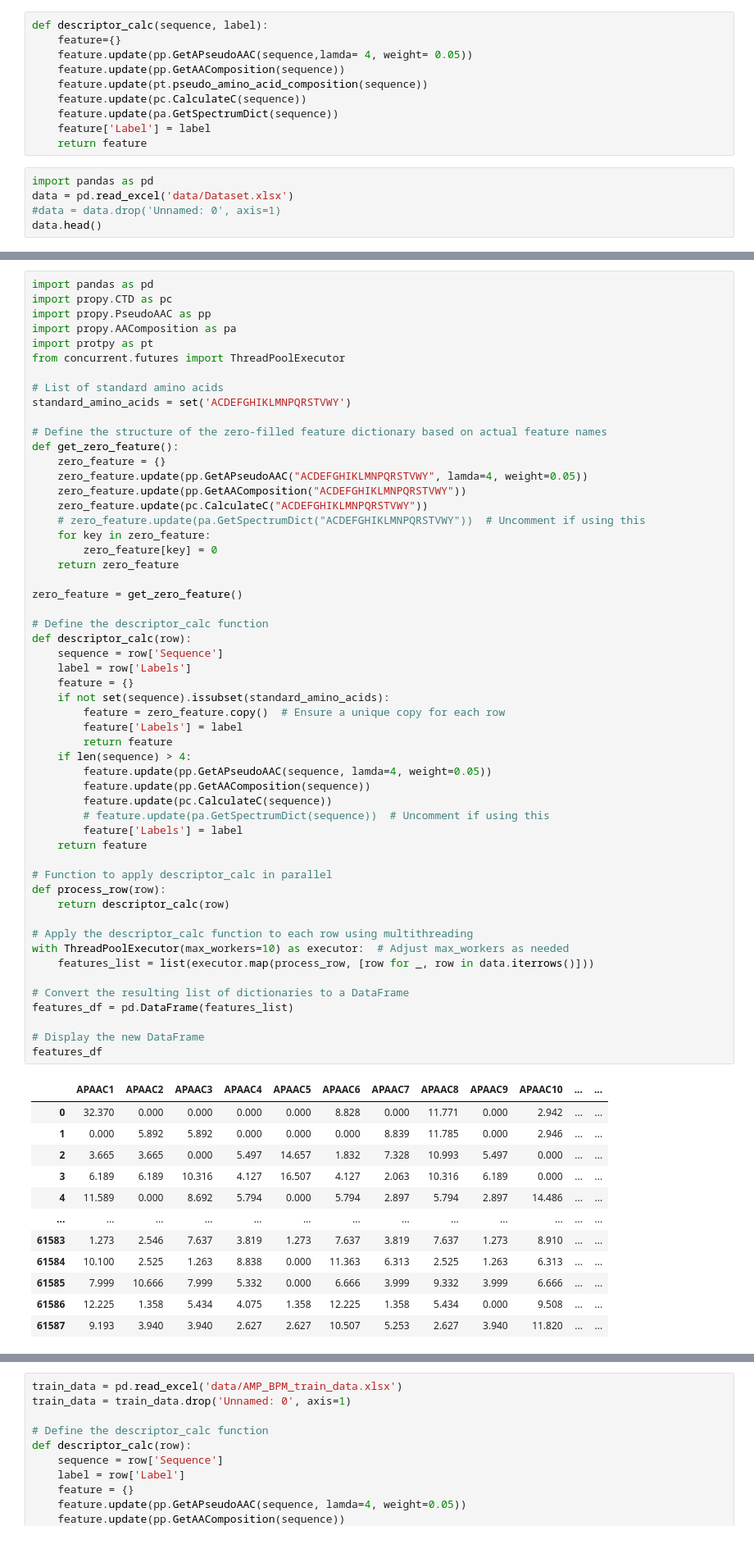
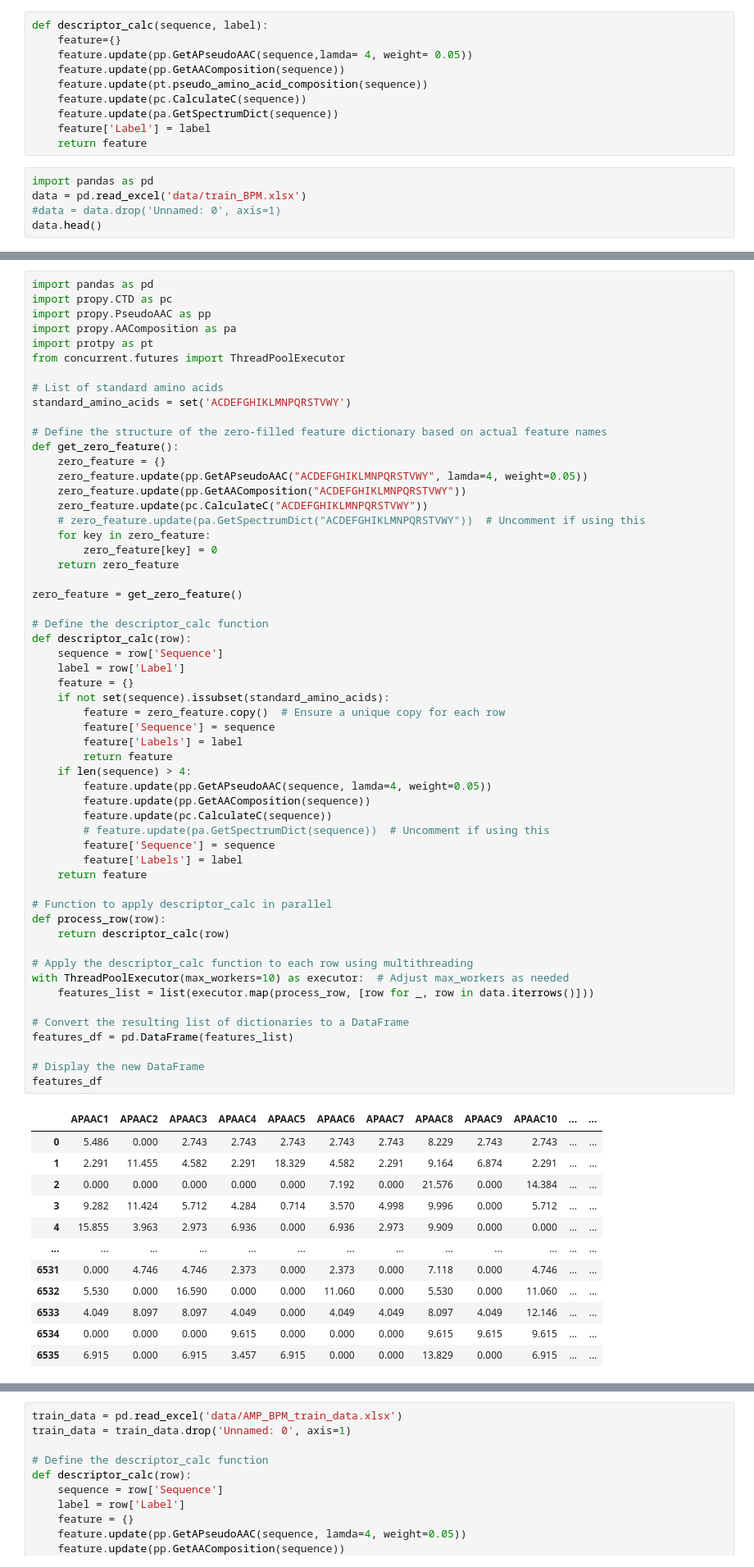
Before and after one commit to SanjeevM2004/BT3040-TPA, a Jupyter notebook: AIBD_Project_Features_V1.ipynb, the cells around one changed output, grey strips where cells are left out. Shown at 82% size. Saved outputs shown, nothing was run; the diff lists cells and outputs as text.

```diff
--- a/AIBD_Project_Features_V1.ipynb
+++ b/AIBD_Project_Features_V1.ipynb
@@ -145,7 +145,7 @@ def descriptor_calc(sequence, label):
     return feature
 # %%
 import pandas as pd
-data = pd.read_excel('data/Dataset.xlsx')
+data = pd.read_excel('data/train_BPM.xlsx')
 #data = data.drop('Unnamed: 0', axis=1)
 data.head()
 # %% [output]
@@ -182,43 +182,45 @@ zero_feature = get_zero_feature()
 # Define the descriptor_calc function
 def descriptor_calc(row):
     sequence = row['Sequence']
-    label = row['Labels']
+    label = row['Label']
     feature = {}
     if not set(sequence).issubset(standard_amino_acids):
         feature = zero_feature.copy()  # Ensure a unique copy for each row
+        feature['Sequence'] = sequence
         feature['Labels'] = label
         return feature
     if len(sequence) > 4:
         feature.update(pp.GetAPseudoAAC(sequence, lamda=4, weight=0.05))
         feature.update(pp.GetAAComposition(sequence))
         feature.update(pc.CalculateC(sequence))
         # feature.update(pa.GetSpectrumDict(sequence))  # Uncomment if using this
+        feature['Sequence'] = sequence
         feature['Labels'] = label
     return feature
 
 # Function to apply descriptor_calc in parallel
 def process_row(row):
     return descriptor_calc(row)
 
 # Apply the descriptor_calc function to each row using multithreading
 with ThreadPoolExecutor(max_workers=10) as executor:  # Adjust max_workers as needed
     features_list = list(executor.map(process_row, [row for _, row in data.iterrows()]))
 
 # Convert the resulting list of dictionaries to a DataFrame
 features_df = pd.DataFrame(features_list)
 
 # Display the new DataFrame
 features_df
 # %% [output]
 |  | APAAC1 | APAAC2 | APAAC3 | APAAC4 | APAAC5 | APAAC6 | APAAC7 | APAAC8 | APAAC9 | APAAC10 | ... | ... |
-| 0 | 32.370 | 0.000 | 0.000 | 0.000 | 0.000 | 8.828 | 0.000 | 11.771 | 0.000 | 2.942 | ... | ... |
-| 1 | 0.000 | 5.892 | 5.892 | 0.000 | 0.000 | 0.000 | 8.839 | 11.785 | 0.000 | 2.946 | ... | ... |
-| 2 | 3.665 | 3.665 | 0.000 | 5.497 | 14.657 | 1.832 | 7.328 | 10.993 | 5.497 | 0.000 | ... | ... |
-| 3 | 6.189 | 6.189 | 10.316 | 4.127 | 16.507 | 4.127 | 2.063 | 10.316 | 6.189 | 0.000 | ... | ... |
-| 4 | 11.589 | 0.000 | 8.692 | 5.794 | 0.000 | 5.794 | 2.897 | 5.794 | 2.897 | 14.486 | ... | ... |
+| 0 | 5.486 | 0.000 | 2.743 | 2.743 | 2.743 | 2.743 | 2.743 | 8.229 | 2.743 | 2.743 | ... | ... |
+| 1 | 2.291 | 11.455 | 4.582 | 2.291 | 18.329 | 4.582 | 2.291 | 9.164 | 6.874 | 2.291 | ... | ... |
+| 2 | 0.000 | 0.000 | 0.000 | 0.000 | 0.000 | 7.192 | 0.000 | 21.576 | 0.000 | 14.384 | ... | ... |
+| 3 | 9.282 | 11.424 | 5.712 | 4.284 | 0.714 | 3.570 | 4.998 | 9.996 | 0.000 | 5.712 | ... | ... |
+| 4 | 15.855 | 3.963 | 2.973 | 6.936 | 0.000 | 6.936 | 2.973 | 9.909 | 0.000 | 0.000 | ... | ... |
 | ... | ... | ... | ... | ... | ... | ... | ... | ... | ... | ... | ... | ... |
-| 61583 | 1.273 | 2.546 | 7.637 | 3.819 | 1.273 | 7.637 | 3.819 | 7.637 | 1.273 | 8.910 | ... | ... |
-| 61584 | 10.100 | 2.525 | 1.263 | 8.838 | 0.000 | 11.363 | 6.313 | 2.525 | 1.263 | 6.313 | ... | ... |
-| 61585 | 7.999 | 10.666 | 7.999 | 5.332 | 0.000 | 6.666 | 3.999 | 9.332 | 3.999 | 6.666 | ... | ... |
-| 61586 | 12.225 | 1.358 | 5.434 | 4.075 | 1.358 | 12.225 | 1.358 | 5.434 | 0.000 | 9.508 | ... | ... |
-| 61587 | 9.193 | 3.940 | 3.940 | 2.627 | 2.627 | 10.507 | 5.253 | 2.627 | 3.940 | 11.820 | ... | ... |
+| 6531 | 0.000 | 4.746 | 4.746 | 2.373 | 0.000 | 2.373 | 0.000 | 7.118 | 0.000 | 4.746 | ... | ... |
+| 6532 | 5.530 | 0.000 | 16.590 | 0.000 | 0.000 | 11.060 | 0.000 | 5.530 | 0.000 | 11.060 | ... | ... |
+| 6533 | 4.049 | 8.097 | 8.097 | 4.049 | 0.000 | 4.049 | 4.049 | 8.097 | 4.049 | 12.146 | ... | ... |
+| 6534 | 0.000 | 0.000 | 0.000 | 9.615 | 0.000 | 0.000 | 0.000 | 9.615 | 9.615 | 9.615 | ... | ... |
+| 6535 | 6.915 | 0.000 | 6.915 | 3.457 | 6.915 | 0.000 | 0.000 | 13.829 | 0.000 | 6.915 | ... | ... |
```
Also changed, not shown: parts of 6 cells of this notebook, 19 other files.
